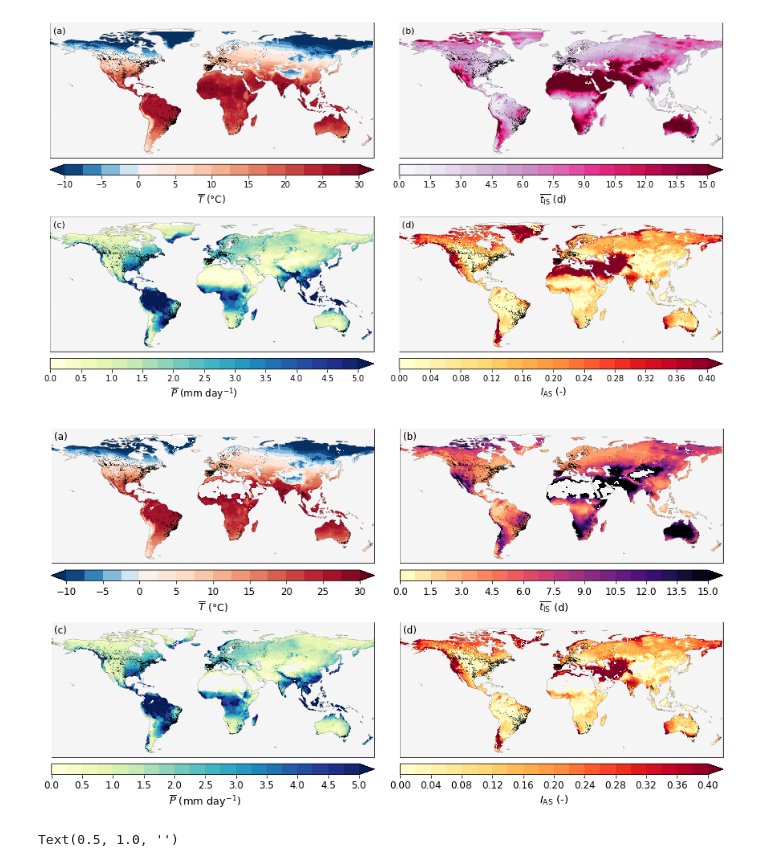
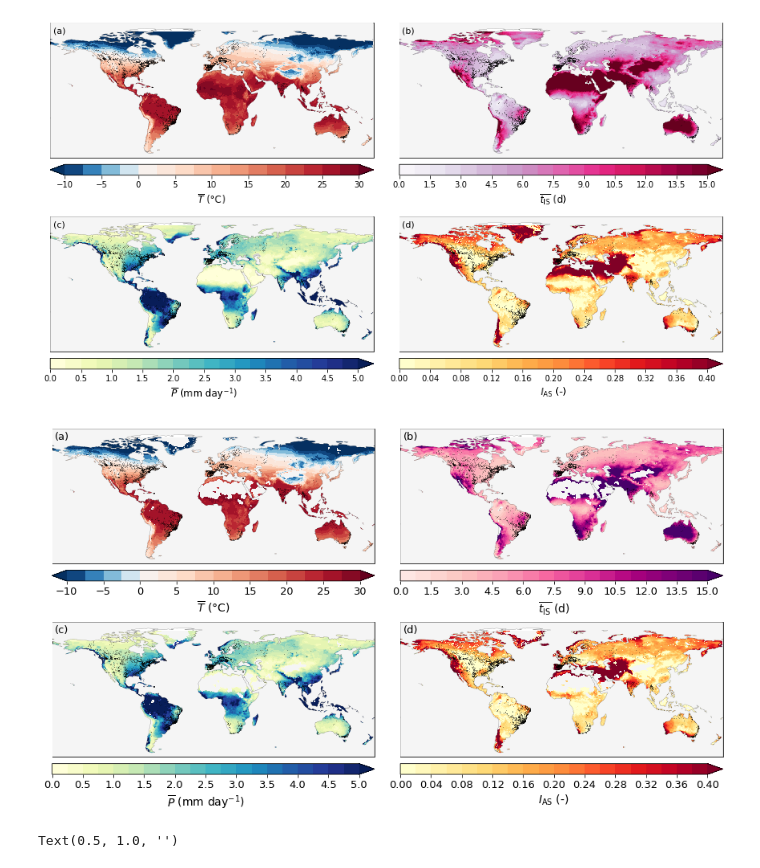
Before and after one commit to fvanoorschot/global_sr_module, a Jupyter notebook: global_sr_comparison.ipynb, the cells around one changed output. Saved outputs shown, nothing was run; the diff lists cells and outputs as text; code cells hidden in the pictures.

```diff
--- a/global_sr_comparison.ipynb
+++ b/global_sr_comparison.ipynb
@@ -306,16 +313,18 @@ ax.set_ylim(-60,90)
 ax.plot(df.lon,df.lat,marker='x',markeredgecolor=(0,0,0,0.6),markerfacecolor=None,markersize=0.2,linestyle='None',zorder=101)
 a = (tl[0,:,:]).plot(ax=ax, cmap=cmap,levels=lvls,add_colorbar=False)
 cbar = plt.colorbar(a, orientation='horizontal',spacing='proportional',extend='both', pad=0.015,aspect=30)
-cbar.set_label('$\overline{T}$ ($\degree$C)',size=13)
-cbar.ax.tick_params(axis='x', labelsize=12)
+cbar.set_label('$\overline{T}$ ($\degree$C)',size=14)
+cbar.ax.tick_params(axis='x', labelsize=13)
 ax.set_title('')
-ax.text(-177,78,'(a)',size=12,zorder=101)
+ax.text(-177,78,'(a)',size=13,zorder=101)
 
 # idu mean
 lvls = np.linspace(0,15,21)
 lvls2 = np.linspace(0,15,11)
-# cmap = cm.get_cmap('PuRd')
-cmap = cm.get_cmap('magma_r')
+cmap = cm.get_cmap('RdPu',23)
+color_list = [matplotlib.colors.rgb2hex(cmap(i)[:3]) for i in range(cmap.N)]
+cmap = ListedColormap(color_list[2:])
+# cmap = cm.get_cmap('magma_r')
 # cmap.set_bad('lightgrey')
 cmap.set_bad('whitesmoke')
 ax = fig2.add_subplot(222,projection=ccrs.PlateCarree())
@@ -327,9 +336,9 @@ ax.set_ylim(-60,90)
 ax.plot(df.lon,df.lat,marker='x',markeredgecolor=(0,0,0,0.6),markerfacecolor=None,markersize=0.2,linestyle='None',zorder=101)
 a = (idul[:,:]).plot(ax=ax, cmap=cmap,levels=lvls, add_colorbar=False)
 cbar = plt.colorbar(a, orientation='horizontal',spacing='proportional',extend='max', pad=0.015,aspect=30,ticks=lvls2)
-cbar.set_label('$\overline{t_\mathrm{IS}}$ (d)',size=13)
-cbar.ax.tick_params(axis='x', labelsize=12)
-ax.text(-177,78,'(b)',size=12,zorder=101)
+cbar.set_label('$\overline{t_\mathrm{IS}}$ (d)',size=14)
+cbar.ax.tick_params(axis='x', labelsize=13)
+ax.text(-177,78,'(b)',size=13,zorder=101)
 ax.set_title('')
 
 # p mean
@@ -341,40 +350,40 @@ cmap.set_bad('whitesmoke')
 ax = fig2.add_subplot(223,projection=ccrs.PlateCarree())
 ax.coastlines(linewidth=0.1)
 ax.add_feature(cartopy.feature.OCEAN, zorder=100,facecolor='whitesmoke', edgecolor='k',linewidth=0.1)
 ax.set_global()
 ax.set_xlim(-180,180)
 ax.set_ylim(-60,90)
 ax.plot(df.lon,df.lat,marker='x',markeredgecolor=(0,0,0,0.6),markerfacecolor=None,markersize=0.2,linestyle='None',zorder=101)
 a = (pl[0,:,:]).plot(ax=ax, cmap=cmap,levels=lvls, add_colorbar=False)
 cbar = plt.colorbar(a, orientation='horizontal', spacing='proportional',extend='max', pad=0.015,aspect=30,ticks=lvls2)
-ax.text(-177,78,'(c)',size=12,zorder=101)
+ax.text(-177,78,'(c)',size=13,zorder=101)
 ax.set_title('')
-cbar.set_label('$\overline{P}$ ($\mathrm{mm}$ $\mathrm{day}^{-1}$)',size=13)
-cbar.ax.tick_params(axis='x', labelsize=12)
+cbar.set_label('$\overline{P}$ ($\mathrm{mm}$ $\mathrm{day}^{-1}$)',size=14)
+cbar.ax.tick_params(axis='x', labelsize=13)
 
 # asi
 lvls = np.linspace(0,0.4,21)
 lvls2 = np.linspace(0,0.4,11)
 cmap = cm.get_cmap('YlOrRd')
 # cmap.set_bad('lightgrey')
 cmap.set_bad('whitesmoke')
 ax = fig2.add_subplot(224,projection=ccrs.PlateCarree())
 ax.coastlines(linewidth=0.1)
 ax.add_feature(cartopy.feature.OCEAN, zorder=100,facecolor='whitesmoke', edgecolor='k',linewidth=0.1)
 ax.set_global()
 ax.set_xlim(-180,180)
 ax.set_ylim(-60,90)
 ax.plot(df.lon,df.lat,marker='x',markeredgecolor=(0,0,0,0.6),markerfacecolor=None,markersize=0.2,linestyle='None',zorder=101)
 a = (asil).plot(ax=ax, cmap=cmap,levels=lvls, add_colorbar=False)
 cbar = plt.colorbar(a, orientation='horizontal',spacing='proportional',extend='max', pad=0.015,aspect=30,ticks=lvls2)
-cbar.set_label('$I_\mathrm{AS}$ (-)',size=13)
-cbar.ax.tick_params(axis='x', labelsize=12)
-ax.text(-177,78,'(d)',size=12,zorder=101)
+cbar.set_label('$I_\mathrm{AS}$ (-)',size=14)
+cbar.ax.tick_params(axis='x', labelsize=13)
+ax.text(-177,78,'(d)',size=13,zorder=101)
 ax.set_title('')
 fig2.savefig(f'{out_dir}/gridded_sr/figures/4_variables_maps.jpg',bbox_inches='tight',dpi=600)
 fig2.savefig(f'{fig_dir}/4_variables_maps.jpg',bbox_inches='tight',dpi=600)
 # %% [output]
-[figure, old version]
+[figure, new version]
 # %%
 # lai
 fig2 = plt.figure(figsize=(15,15))
```
Also changed, not shown: parts of 11 cells of this notebook, 2 other files.
